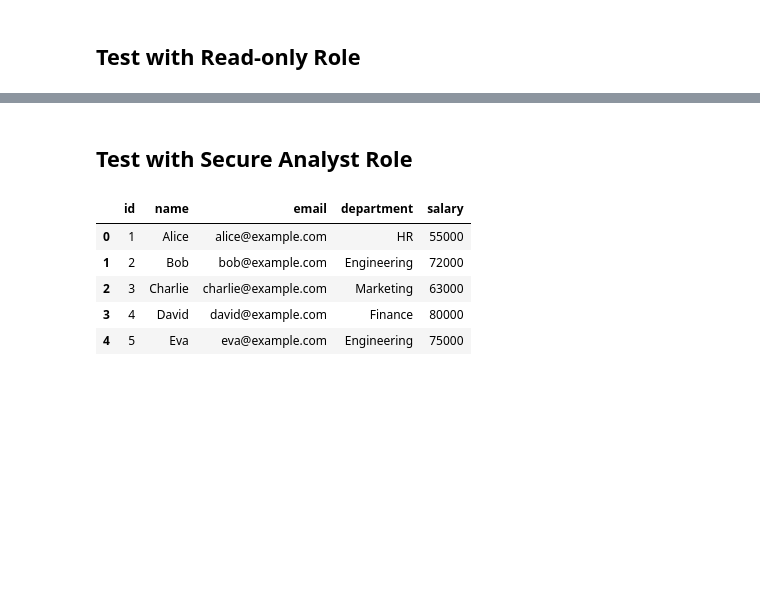
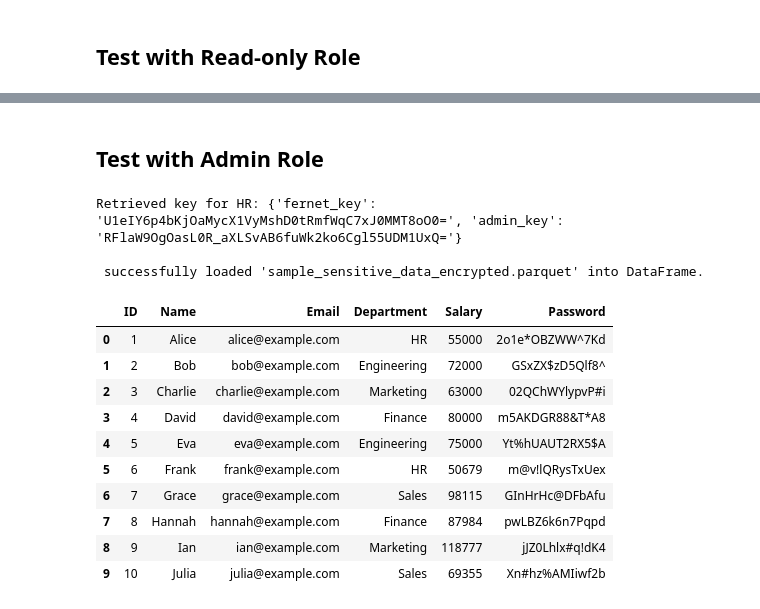
Before and after one commit to Karlivar21/RBAC_IN_DATA_LAKES, a Jupyter notebook: experiments.ipynb, the cells around one changed output, grey strips where cells are left out. Saved outputs shown, nothing was run; the diff lists cells and outputs as text; code cells hidden in the pictures; blank space fills up the shorter version.

Commit message:
new_names

```diff
--- a/experiments.ipynb
+++ b/experiments.ipynb
@@ -22,7 +22,8 @@ True
 BUCKET_NAME = "rher-s3-test-bucket"
 RAW_DATA_FILE_NAME = "employees.parquet"
 SALARY_ENCRYPTED_FILE_NAME = "sample_sensitive_data_encrypted.parquet"
-COLUMN_TO_ENCRYPT = "Salary"
+COLUMN_TO_ENCRYPT1 = "Salary"
+COLUMN_TO_ENCRYPT2 = "Password"
 FERNET_KEY = os.getenv("FERNET_KEY")
 ADMIN_KEY = os.getenv("ADMIN_KEY")
 # %% [markdown]
@@ -85,5 +96,8 @@ def encrypt_column_in_parquet(bucket_name, input_file, output_file_location, col
 # %% [markdown]
 ## Encrypt salary column in file
 # %%
-encrypt_column_in_parquet(BUCKET_NAME, RAW_DATA_FILE_NAME, SALARY_ENCRYPTED_FILE_NAME, COLUMN_TO_ENCRYPT, FERNET_KEY)
+df = get_parquet_file_from_s3(BUCKET_NAME, RAW_DATA_FILE_NAME)
+df = encrypt_column_in_parquet(df, COLUMN_TO_ENCRYPT1, FERNET_KEY)
+df = encrypt_column_in_parquet(df, COLUMN_TO_ENCRYPT2, ADMIN_KEY)
+upload_encrypted_parquet_to_s3(BUCKET_NAME, SALARY_ENCRYPTED_FILE_NAME, df)
 # %% [output]
@@ -218,7 +233,7 @@ NameError: name 'snowflake_conn' is not defined
 # %%
 
 ENGINEERING = "RBAC_IN_DATA_LAKES_ROLE_READ_ONLY"
-HR    = "RBAC_IN_DATA_LAKES_ROLE_SECURE_ANALYST"
+HR = "RBAC_IN_DATA_LAKES_ROLE_SECURE_ANALYST"
 ADMIN   = "RBAC_IN_DATA_LAKES_ROLE_ADMIN"
 
 def decrypt_salary(encrypted_column):
@@ -226,11 +241,18 @@ def decrypt_salary(encrypted_column):
     decrypted_bytes = Fernet(FERNET_KEY).decrypt(encrypted_column.encode())
     return int(decrypted_bytes.decode())
 
-def simulate_kms_get_key(role):
+def get_key(role):
     if role == HR:
-        return FERNET_KEY  # or a wrapped key
+        return {
+            "fernet_key": FERNET_KEY
+        } # or a wrapped key
     elif role == ADMIN:
-        return FERNET_KEY  # or a wrapped key
+        return {
+            "fernet_key": FERNET_KEY,
+            "admin_key": ADMIN_KEY
+        }
+    elif role == ENGINEERING:
+        return None
     else:
         return None
 
@@ -254,6 +276,17 @@ def decrypt_salary_with_key(key, file, encrypted_column):
     )
     return df
 
+def decrypt_password_with_key(key, file, encrypted_column):
+    if key is None:
+        print("No key provided, cannot decrypt.")
+        return file
+    fernet = Fernet(key)
+    df = file.copy()
+    df[encrypted_column] = df[encrypted_column].apply(
+        lambda s: str(fernet.decrypt(s.encode()).decode())
+    )
+    return df
+
 
 def simulate_kms(df, encrypted_column, role):
     if role == HR:
@@ -295,14 +322,26 @@ No key provided, cannot decrypt.
 # %% [markdown]
-## Test with Secure Analyst Role
+## Test with Admin Role
 # %%
-simulate_kms(encrypted_data_df, "salary", HR).head()
+key = get_key(ADMIN)
+print("Retrieved key for HR:", key)
+file = get_parquet_file_from_s3(BUCKET_NAME, SALARY_ENCRYPTED_FILE_NAME)
+df = decrypt_salary_with_key(key["fernet_key"], file, "Salary")
+decrypt_password_with_key(key["admin_key"], df, "Password")
 # %% [output]
+Retrieved key for HR: {'fernet_key': 'U1eIY6p4bKjOaMycX1VyMshD0tRmfWqC7xJ0MMT8oO0=', 'admin_key': 'RFlaW9OgOasL0R_aXLSvAB6fuWk2ko6Cgl55UDM1UxQ='}
+
+ successfully loaded 'sample_sensitive_data_encrypted.parquet' into DataFrame.
-|  | id | name | email | department | salary |
-| 0 | 1 | Alice | alice@example.com | HR | 55000 |
-| 1 | 2 | Bob | bob@example.com | Engineering | 72000 |
-| 2 | 3 | Charlie | charlie@example.com | Marketing | 63000 |
-| 3 | 4 | David | david@example.com | Finance | 80000 |
-| 4 | 5 | Eva | eva@example.com | Engineering | 75000 |
+|  | ID | Name | Email | Department | Salary | Password |
+| 0 | 1 | Alice | alice@example.com | HR | 55000 | 2o1e*OBZWW^7Kd |
+| 1 | 2 | Bob | bob@example.com | Engineering | 72000 | GSxZX$zD5Qlf8^ |
+| 2 | 3 | Charlie | charlie@example.com | Marketing | 63000 | 02QChWYlypvP#i |
+| 3 | 4 | David | david@example.com | Finance | 80000 | m5AKDGR88&T*A8 |
+| 4 | 5 | Eva | eva@example.com | Engineering | 75000 | Yt%hUAUT2RX5$A |
+| 5 | 6 | Frank | frank@example.com | HR | 50679 | m@v!lQRysTxUex |
+| 6 | 7 | Grace | grace@example.com | Sales | 98115 | GInHrHc@DFbAfu |
+| 7 | 8 | Hannah | hannah@example.com | Finance | 87984 | pwLBZ6k6n7Pqpd |
+| 8 | 9 | Ian | ian@example.com | Marketing | 118777 | jJZ0Lhlx#q!dK4 |
+| 9 | 10 | Julia | julia@example.com | Sales | 69355 | Xn#hz%AMIiwf2b |
 # %% [markdown]
 # Experiment 3 – Simulate Data Acces Layer (DAL)
 
```
Also changed, not shown: parts of 13 cells of this notebook.
